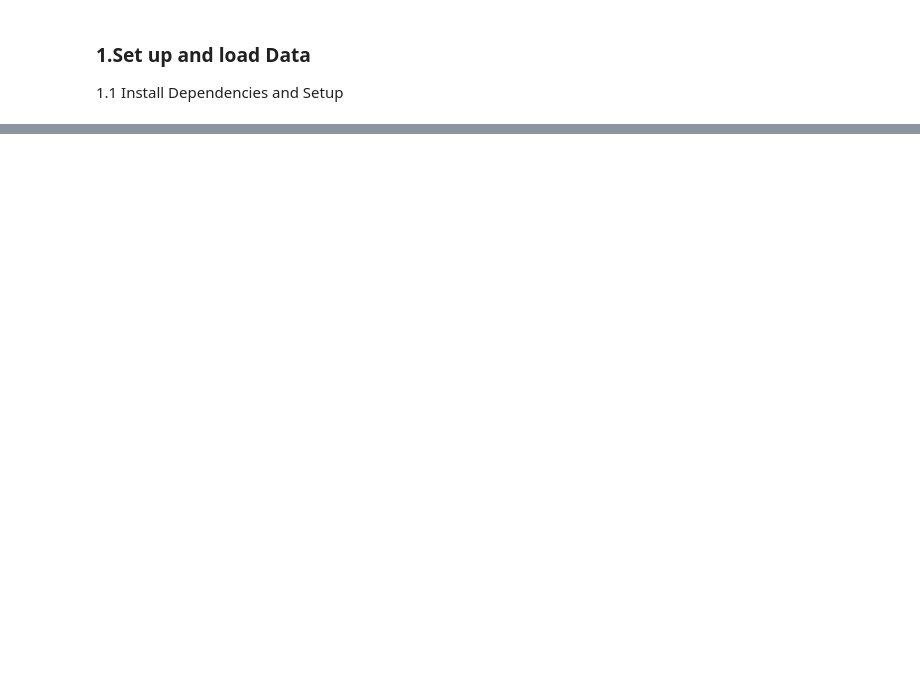
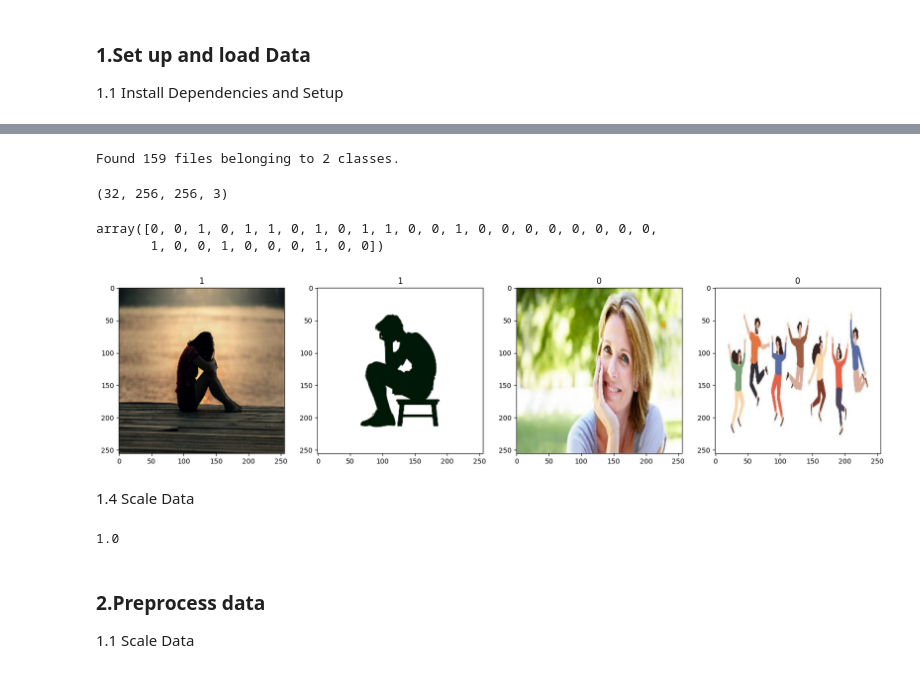
Before and after one commit to KaminariSora/Python, a Jupyter notebook: ImageProcessing/CNNImageClassifier.ipynb, the cells around one changed output, grey strips where cells are left out. Cells and saved outputs as stored; diff of their text form; code cells hidden in the pictures; blank space fills up the shorter version.

```diff
--- a/ImageProcessing/CNNImageClassifier.ipynb
+++ b/ImageProcessing/CNNImageClassifier.ipynb
@@ -48,0 +43,12 @@ else:
+# %%
+for image_class in os.listdir(data_dir): # list image class
+    for image in os.listdir(os.path.join(data_dir, image_class)): # list image in each class
+        image_path = os.path.join(data_dir, image_class, image)
+        try:
+            img = cv2.imread(image_path)
+            tip = imghdr.what(image_path)
+            if tip not in image_exts:
+                print('Image is not  in ext list  {}'.format(image_path))
+                os.remove(image_path)
+        except Exception as e:
+            print('Issue with image {}'.format(image_exts))
@@ -48,0 +74,30 @@ else:
+# %%
+data = tf.keras.utils.image_dataset_from_directory('data')
+# %% [output]
+Found 159 files belonging to 2 classes.
+# %%
+data_interator = data.as_numpy_iterator()
+# %%
+# Get another batch from the interator
+batch = data_interator.next()
+# %%
+# Imaages representd as  numpy arrays
+batch[0].shape
+# %% [output]
+(32, 256, 256, 3)
+# %%
+# Class 1 = sad
+# Class 0 = happy
+batch[1]
+# %% [output]
+array([0, 0, 1, 0, 1, 1, 0, 1, 0, 1, 1, 0, 0, 1, 0, 0, 0, 0, 0, 0, 0, 0,
+       1, 0, 0, 1, 0, 0, 0, 1, 0, 0])
+# %%
+fig, ax = plt.subplots(ncols=4, figsize=(20,20))
+for idx, img in enumerate(batch[0][:4]):
+    ax[idx].imshow(img.astype(int))
+    ax[idx].title.set_text(batch[1][idx])
+# %% [output]
+[figure, added]
+# %% [markdown]
+1.4 Scale Data
@@ -48,0 +106,8 @@ else:
+# %%
+scaled.max()
+# %% [output]
+1.0
+# %% [markdown]
+### 2.Preprocess data
+
+1.1 Scale Data
```
Also changed, not shown: parts of 19 cells of this notebook.
